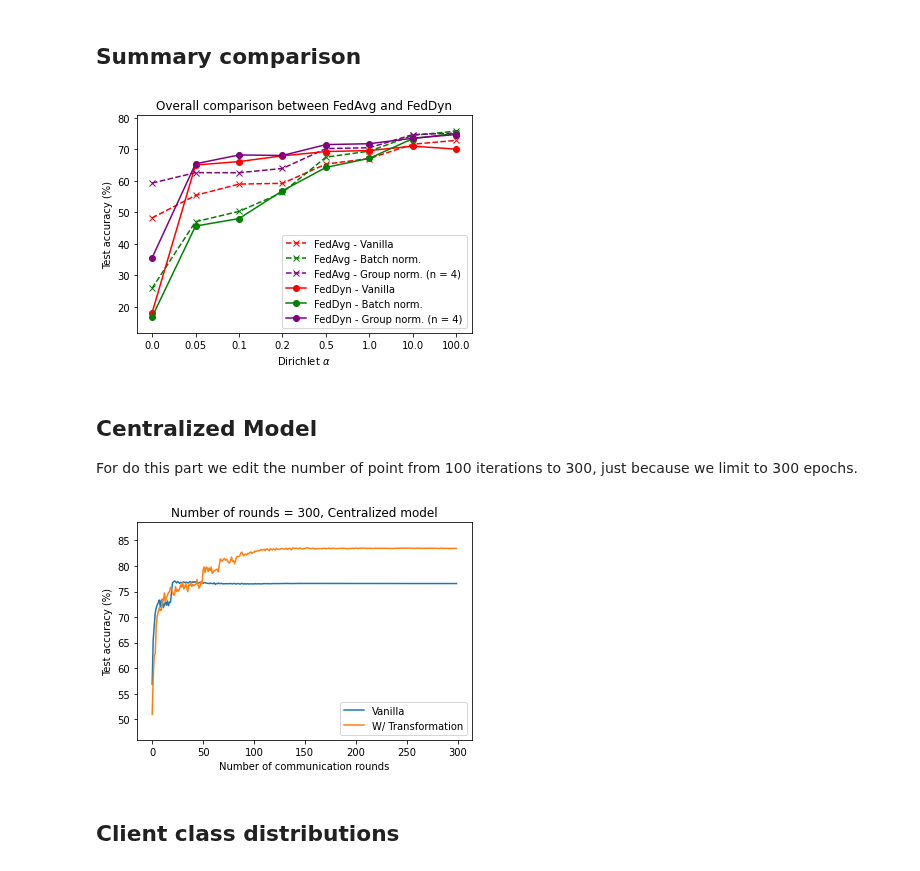
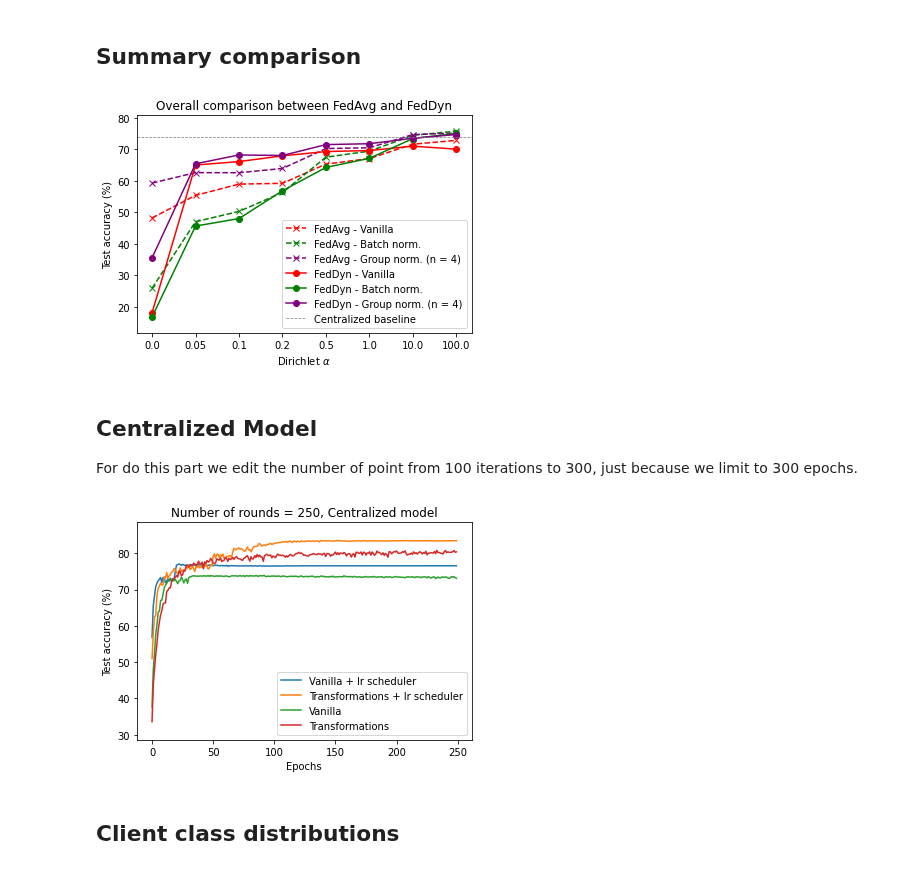
Before and after one commit to mattiadutto/aml_federeted_learning, a Jupyter notebook: plots.ipynb, the cells around one changed output. Cells and saved outputs as stored; diff of their text form; code cells hidden in the pictures.

Commit message:
Update plots

```diff
--- a/plots.ipynb
+++ b/plots.ipynb
@@ -237,6 +237,9 @@ feddyn_gn_accuracies = [max(parseJSON(file)[3][:trim_at]) for file in files]
 # files = [f"artifacts/ALPHA_{alpha:.1f}_E_1_K_5_T.json" for alpha in dirichlet_alphas]
 # transf_accuracies = [max(parseJSON(file)[3]) for file in files]
 
+_, E, alpha, accuracies = parseJSON("artifacts/ALPHA_Centralized-Model.json")
+baseline_accuracy = max(accuracies)
+
 dirichlet_alphas = [f"{alpha}" for alpha in dirichlet_alphas]
 plot("Overall comparison between FedAvg and FedDyn",
     dirichlet_alphas,
@@ -249,29 +252,32 @@ plot("Overall comparison between FedAvg and FedDyn",
     ylabel="Test accuracy (%)",
     filename="summary-feddyn-fedavg",
     legend_position="lower right",
+    baseline=baseline_accuracy, baseline_label="Centralized baseline"
 )
 # %% [output]
-[figure, old version]
+[figure, new version]
 # %% [markdown]
 ## Centralized Model
 For do this part we edit the number of point from 100 iterations to 300, just because we limit to 300 epochs.
 # %%
 ACCURACY_SCALE = 1
-NUMBER_OF_POINTS = 300
+NUMBER_OF_POINTS = 250
 
 x = np.array(range(NUMBER_OF_POINTS)) * ACCURACY_SCALE
 # %%
+_, E, alpha, accuracies_lr = parseJSON("artifacts/ALPHA_Centralized-Model-lr.json")
+_, E1, alpha_1, accuracies_1_lr = parseJSON("artifacts/ALPHA_Centralized-Model_T-lr.json")
 _, E, alpha, accuracies = parseJSON("artifacts/ALPHA_Centralized-Model.json")
 _, E1, alpha_1, accuracies_1 = parseJSON("artifacts/ALPHA_Centralized-Model_T.json")
 
-plot(f"Number of rounds = {E}, Centralized model", x,
-    [accuracies, accuracies_1],
-    ["Vanilla", "W/ Transformation"],
-    xlabel="Number of communication rounds", ylabel="Test accuracy (%)",
+plot(f"Number of rounds = {NUMBER_OF_POINTS}, Centralized model", x,
+    [accuracies_lr, accuracies_1_lr, accuracies, accuracies_1],
+    ["Vanilla + lr scheduler", "Transformations + lr scheduler", "Vanilla", "Transformations"],
+    xlabel="Epochs", ylabel="Test accuracy (%)",
     filename="centralized"
 )
 # %% [output]
-[figure, old version]
+[figure, new version]
 # %% [markdown]
 ## Client class distributions
 # %%
```
Also changed, not shown: parts of 1 cell of this notebook.
